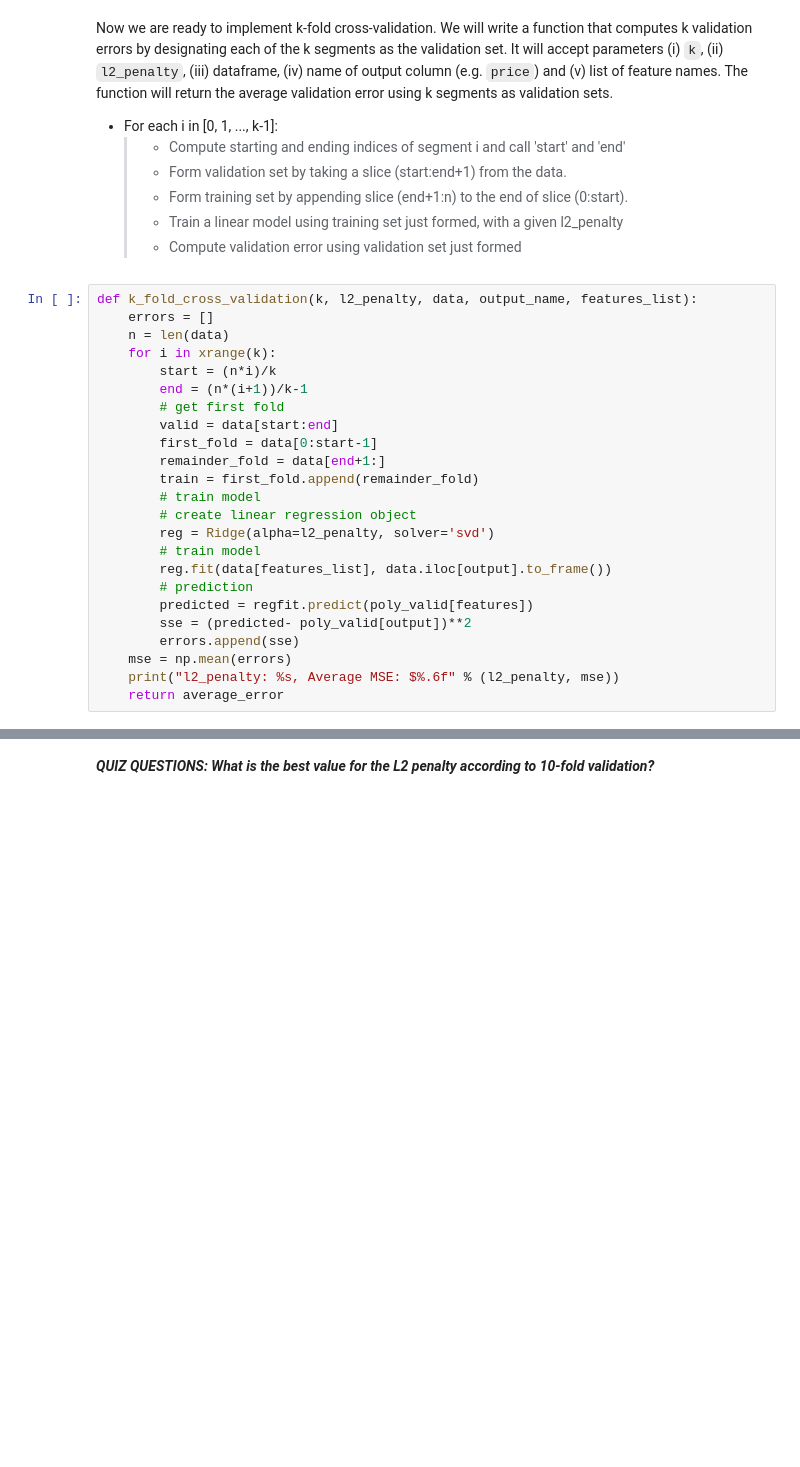
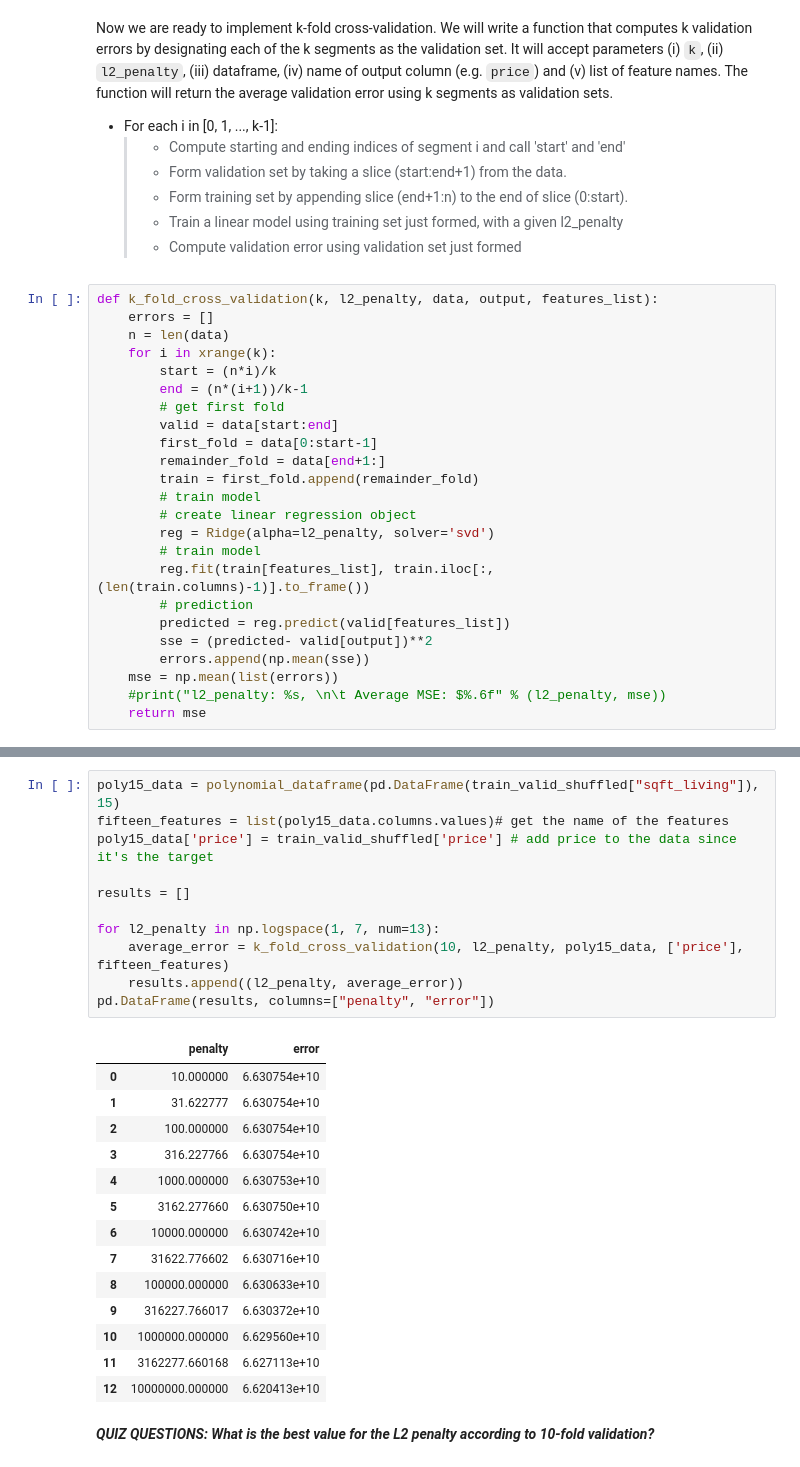
Before and after one commit to benjaminsw/regression, a Jupyter notebook: kc_house/ridge regression.ipynb, the cells around one changed output, grey strips where cells are left out. Drawn from its saved outputs; the diff is of its cells as text; blank space fills up the shorter version.

Commit message:
run a rang of penalty

```diff
--- a/kc_house/ridge regression.ipynb
+++ b/kc_house/ridge regression.ipynb
@@ -322,7 +322,7 @@ Now we are ready to implement k-fold cross-validation. We will write a function
   > * Train a linear model using training set just formed, with a given l2_penalty
   > * Compute validation error using validation set just formed
 # %%
-def k_fold_cross_validation(k, l2_penalty, data, output_name, features_list):
+def k_fold_cross_validation(k, l2_penalty, data, output, features_list):
     errors = []
     n = len(data)
     for i in xrange(k):
@@ -337,12 +337,12 @@ def k_fold_cross_validation(k, l2_penalty, data, output_name, features_list):
         # create linear regression object
         reg = Ridge(alpha=l2_penalty, solver='svd')
         # train model
-        reg.fit(data[features_list], data.iloc[output].to_frame())
+        reg.fit(train[features_list], train.iloc[:,(len(train.columns)-1)].to_frame())
         # prediction
-        predicted = regfit.predict(poly_valid[features])
-        sse = (predicted- poly_valid[output])**2
-        errors.append(sse)
-    mse = np.mean(errors)
-    print("l2_penalty: %s, Average MSE: $%.6f" % (l2_penalty, mse))
-    return average_error
+        predicted = reg.predict(valid[features_list])
+        sse = (predicted- valid[output])**2
+        errors.append(np.mean(sse))
+    mse = np.mean(list(errors))
+    #print("l2_penalty: %s, \n\t Average MSE: $%.6f" % (l2_penalty, mse))
+    return mse
 # %% [markdown]
@@ -356,3 +357,29 @@ Note: since the degree of the polynomial is now fixed to 15, to make things fast
+# %%
+poly15_data = polynomial_dataframe(pd.DataFrame(train_valid_shuffled["sqft_living"]), 15)
+fifteen_features = list(poly15_data.columns.values)# get the name of the features
+poly15_data['price'] = train_valid_shuffled['price'] # add price to the data since it's the target
+
+results = []
+
+for l2_penalty in np.logspace(1, 7, num=13):
+    average_error = k_fold_cross_validation(10, l2_penalty, poly15_data, ['price'], fifteen_features)
+    results.append((l2_penalty, average_error))
+pd.DataFrame(results, columns=["penalty", "error"])
+# %% [output]
+|  | penalty | error |
+| 0 | 10.000000 | 6.630754e+10 |
+| 1 | 31.622777 | 6.630754e+10 |
+| 2 | 100.000000 | 6.630754e+10 |
+| 3 | 316.227766 | 6.630754e+10 |
+| 4 | 1000.000000 | 6.630753e+10 |
+| 5 | 3162.277660 | 6.630750e+10 |
+| 6 | 10000.000000 | 6.630742e+10 |
+| 7 | 31622.776602 | 6.630716e+10 |
+| 8 | 100000.000000 | 6.630633e+10 |
+| 9 | 316227.766017 | 6.630372e+10 |
+| 10 | 1000000.000000 | 6.629560e+10 |
+| 11 | 3162277.660168 | 6.627113e+10 |
+| 12 | 10000000.000000 | 6.620413e+10 |
 # %% [markdown]
 ***QUIZ QUESTIONS:  What is the best value for the L2 penalty according to 10-fold validation?***
 # %% [markdown]
```
Also changed, not shown: parts of 13 cells of this notebook.
